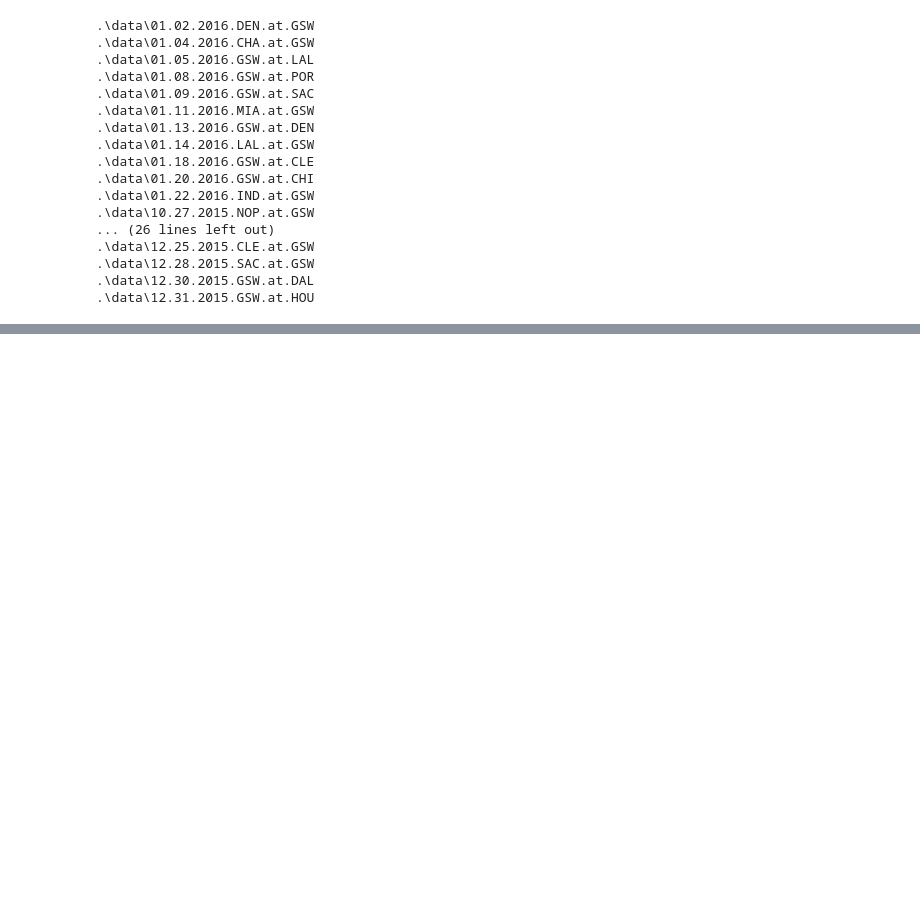
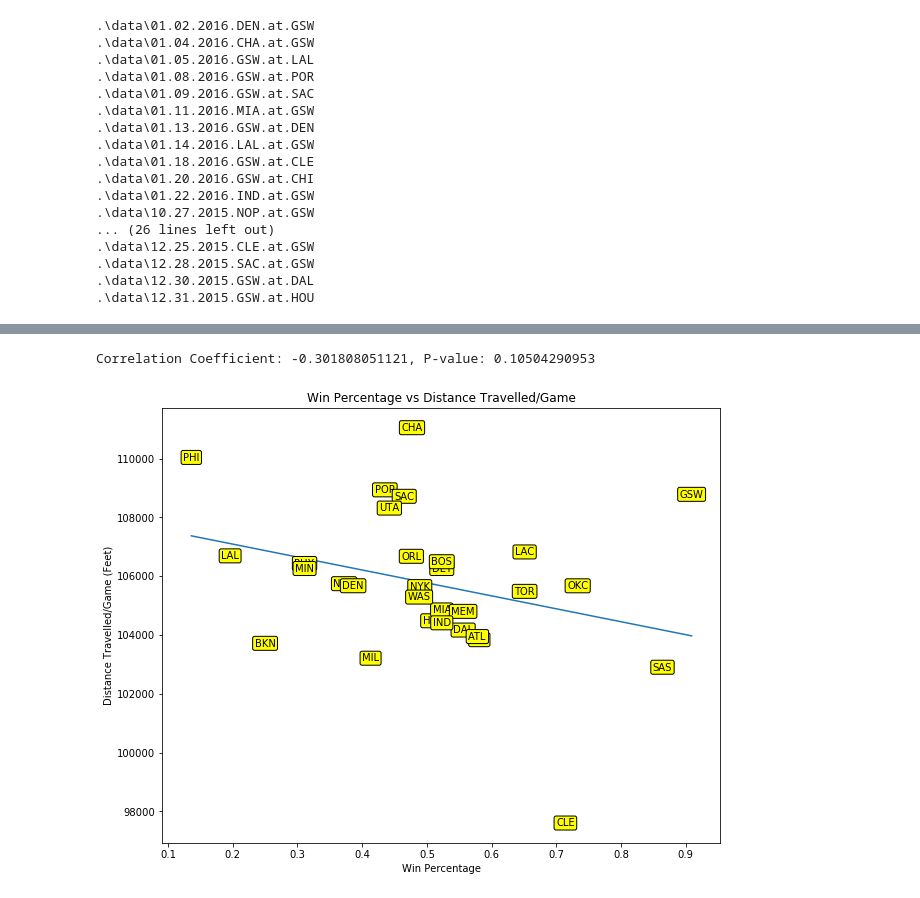
Before and after one commit to jtliao/nba-tracking-data-analysis, a Jupyter notebook: functions.ipynb, the cells around one changed output, grey strips where cells are left out. Saved outputs shown, nothing was run; the diff lists cells and outputs as text; code cells hidden in the pictures; blank space fills up the shorter version.

```diff
--- a/functions.ipynb
+++ b/functions.ipynb
@@ -279,0 +473,22 @@ Festus Ezeli
+# %%
+winpcts = [team_to_winpct[tup[0]] for tup in team_avg]
+distances = [tup[1] for tup in team_avg]
+teams = [team_to_abbrev[tup[0]] for tup in team_avg]
+
+corr = scipy.stats.pearsonr(distances, winpcts)
+print "Correlation Coefficient: {}, P-value: {}".format(corr[0], corr[1])
+
+plt.figure(figsize=(10, 8))
+plt.scatter(winpcts, distances, marker='o')
+
+for team, x, y in zip(teams, winpcts, distances):
+    plt.annotate(team, xy=(x, y), xytext=(0, 0), textcoords='offset points', ha='center', va='center',
+                 bbox=dict(boxstyle='round,pad=0.2', fc='yellow', alpha=1))
+plt.plot(np.unique(winpcts), np.poly1d(np.polyfit(winpcts, distances, 1))(np.unique(winpcts)))
+plt.title("Win Percentage vs Distance Travelled/Game")
+plt.xlabel("Win Percentage")
+plt.ylabel("Distance Travelled/Game (Feet)")
+plt.show()
+# %% [output]
+Correlation Coefficient: -0.301808051121, P-value: 0.10504290953
+[figure, added]
```
Also changed, not shown: parts of 31 cells of this notebook, 6 other files.
